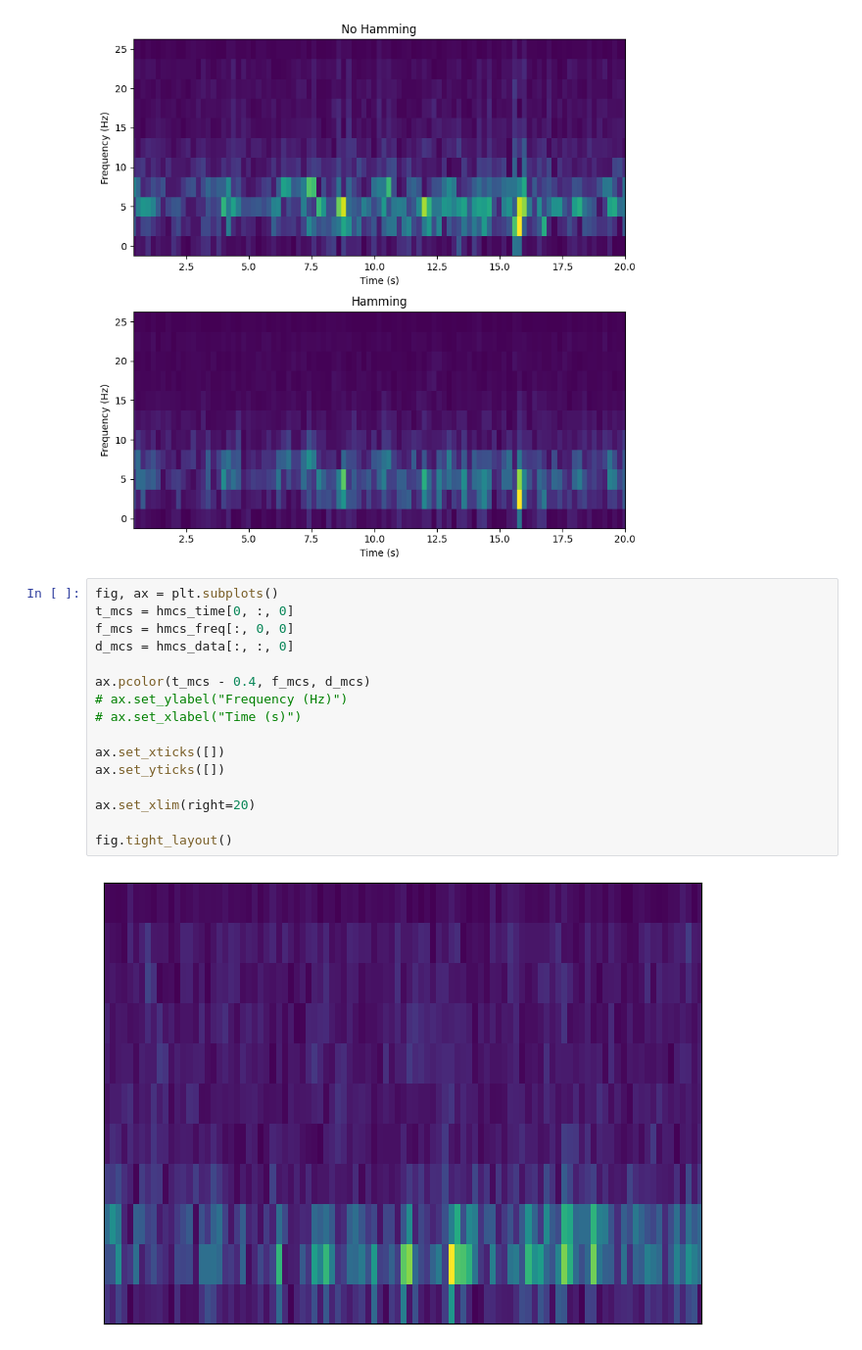
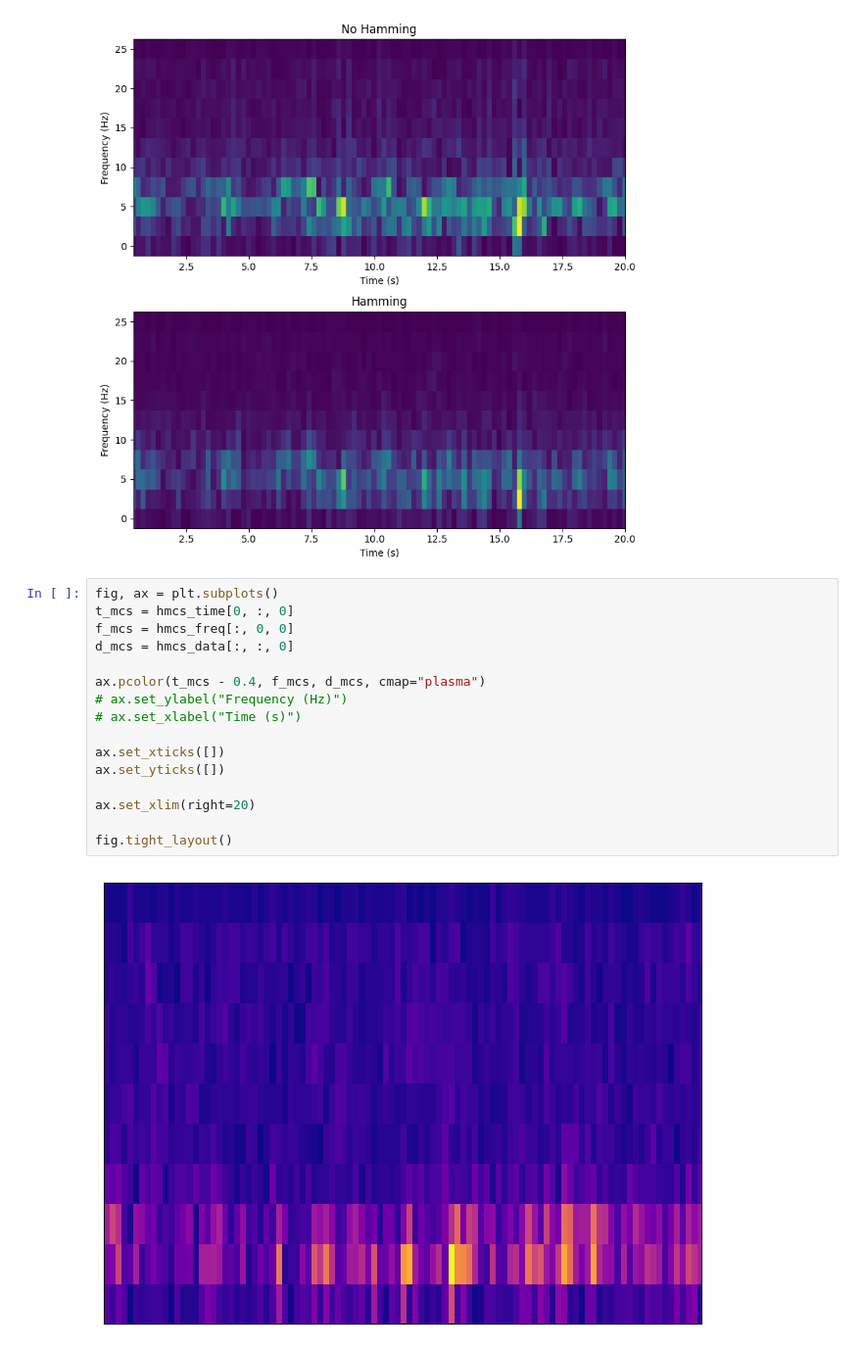
Before and after one commit to norlab-ulaval/BorealTC, a Jupyter notebook: analysis/spectrogram.ipynb, the cells around one changed output. Shown at 98% size. Cells and saved outputs as stored; diff of their text form.

Commit message:
Plasma for spectrogram

```diff
--- a/analysis/spectrogram.ipynb
+++ b/analysis/spectrogram.ipynb
@@ -137,18 +137,18 @@ fig.tight_layout()
 # %%
 fig, ax = plt.subplots()
 t_mcs = hmcs_time[0, :, 0]
 f_mcs = hmcs_freq[:, 0, 0]
 d_mcs = hmcs_data[:, :, 0]
 
-ax.pcolor(t_mcs - 0.4, f_mcs, d_mcs)
+ax.pcolor(t_mcs - 0.4, f_mcs, d_mcs, cmap="plasma")
 # ax.set_ylabel("Frequency (Hz)")
 # ax.set_xlabel("Time (s)")
 
 ax.set_xticks([])
 ax.set_yticks([])
 
 ax.set_xlim(right=20)
 
 fig.tight_layout()
 # %% [output]
-[figure, old version]
+[figure, new version]
```
